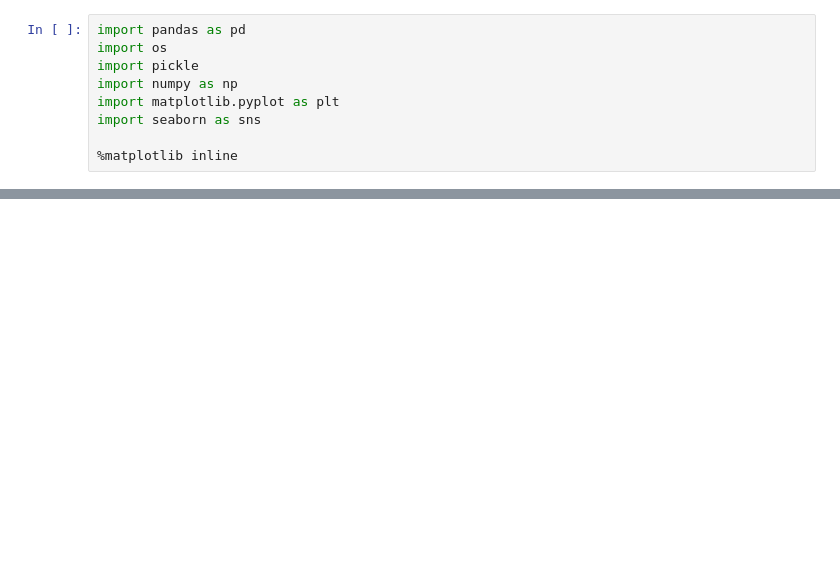
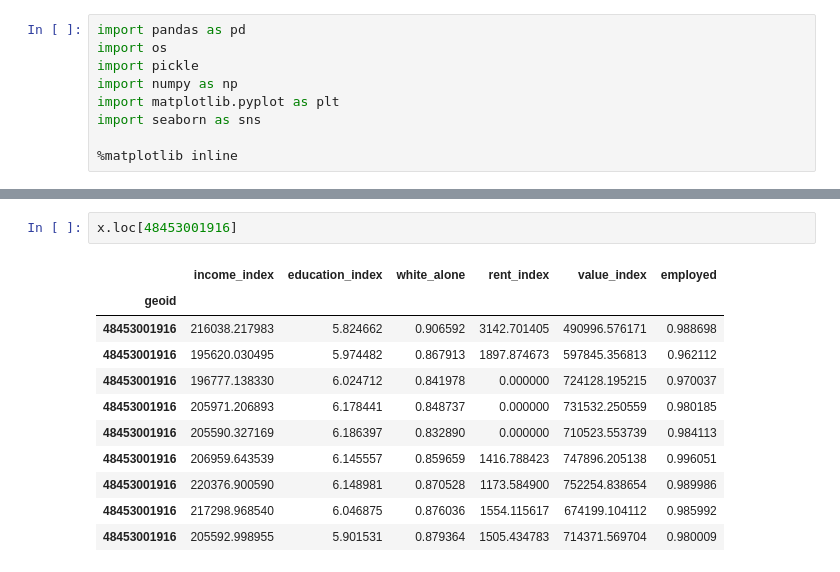
Before and after one commit to tsansom/Springboard-Data-Science, a Jupyter notebook: capstone_projects/gentrification/clustering test 2.ipynb, the cells around one changed output, grey strips where cells are left out. Cells and saved outputs as stored; diff of their text form; blank space fills up the shorter version.

```diff
--- a/capstone_projects/gentrification/clustering test 2.ipynb
+++ b/capstone_projects/gentrification/clustering test 2.ipynb
@@ -66,0 +106,14 @@ x = pd.concat([data[year] for year in data.keys()])
+# %%
+x.loc[48453001916]
+# %% [output]
+|  | income_index | education_index | white_alone | rent_index | value_index | employed |
+| geoid |  |  |  |  |  |  |
+| 48453001916 | 216038.217983 | 5.824662 | 0.906592 | 3142.701405 | 490996.576171 | 0.988698 |
+| 48453001916 | 195620.030495 | 5.974482 | 0.867913 | 1897.874673 | 597845.356813 | 0.962112 |
+| 48453001916 | 196777.138330 | 6.024712 | 0.841978 | 0.000000 | 724128.195215 | 0.970037 |
+| 48453001916 | 205971.206893 | 6.178441 | 0.848737 | 0.000000 | 731532.250559 | 0.980185 |
+| 48453001916 | 205590.327169 | 6.186397 | 0.832890 | 0.000000 | 710523.553739 | 0.984113 |
+| 48453001916 | 206959.643539 | 6.145557 | 0.859659 | 1416.788423 | 747896.205138 | 0.996051 |
+| 48453001916 | 220376.900590 | 6.148981 | 0.870528 | 1173.584900 | 752254.838654 | 0.989986 |
+| 48453001916 | 217298.968540 | 6.046875 | 0.876036 | 1554.115617 | 674199.104112 | 0.985992 |
+| 48453001916 | 205592.998955 | 5.901531 | 0.879364 | 1505.434783 | 714371.569704 | 0.980009 |
```
Also changed, not shown: parts of 14 cells of this notebook, 9 other files.
